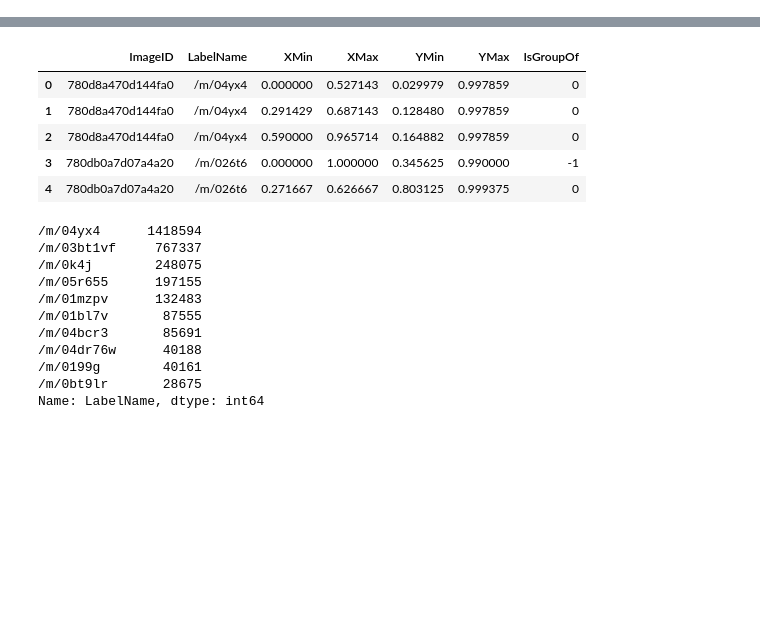
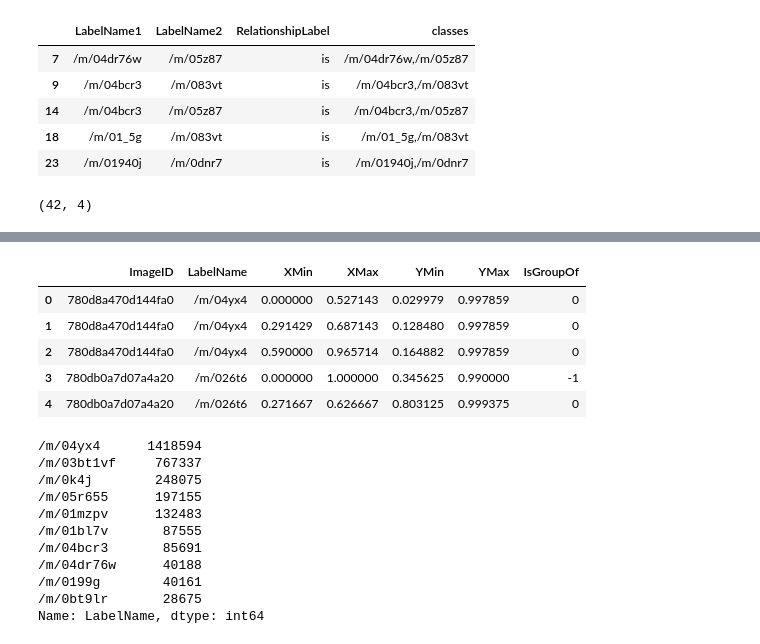
Before and after one commit to chicm/open-images-vrd, a Jupyter notebook: notebooks/eda.ipynb, the cells around one changed output, grey strips where cells are left out. Drawn from its saved outputs; the diff is of its cells as text; code cells hidden in the pictures; blank space fills up the shorter version.

```diff
--- a/notebooks/eda.ipynb
+++ b/notebooks/eda.ipynb
@@ -32,0 +54,14 @@ top_classes.csv
+# %%
+df_trip_is = df_trip.loc[df_trip.RelationshipLabel=='is']
+df_trip_is.head()
+# %% [output]
+|  | LabelName1 | LabelName2 | RelationshipLabel | classes |
+| 7 | /m/04dr76w | /m/05z87 | is | /m/04dr76w,/m/05z87 |
+| 9 | /m/04bcr3 | /m/083vt | is | /m/04bcr3,/m/083vt |
+| 14 | /m/04bcr3 | /m/05z87 | is | /m/04bcr3,/m/05z87 |
+| 18 | /m/01_5g | /m/083vt | is | /m/01_5g,/m/083vt |
+| 23 | /m/01940j | /m/0dnr7 | is | /m/01940j,/m/0dnr7 |
+# %%
+df_trip_is.shape
+# %% [output]
+(42, 4)
```
Also changed, not shown: parts of 7 cells of this notebook, 14 other files.
